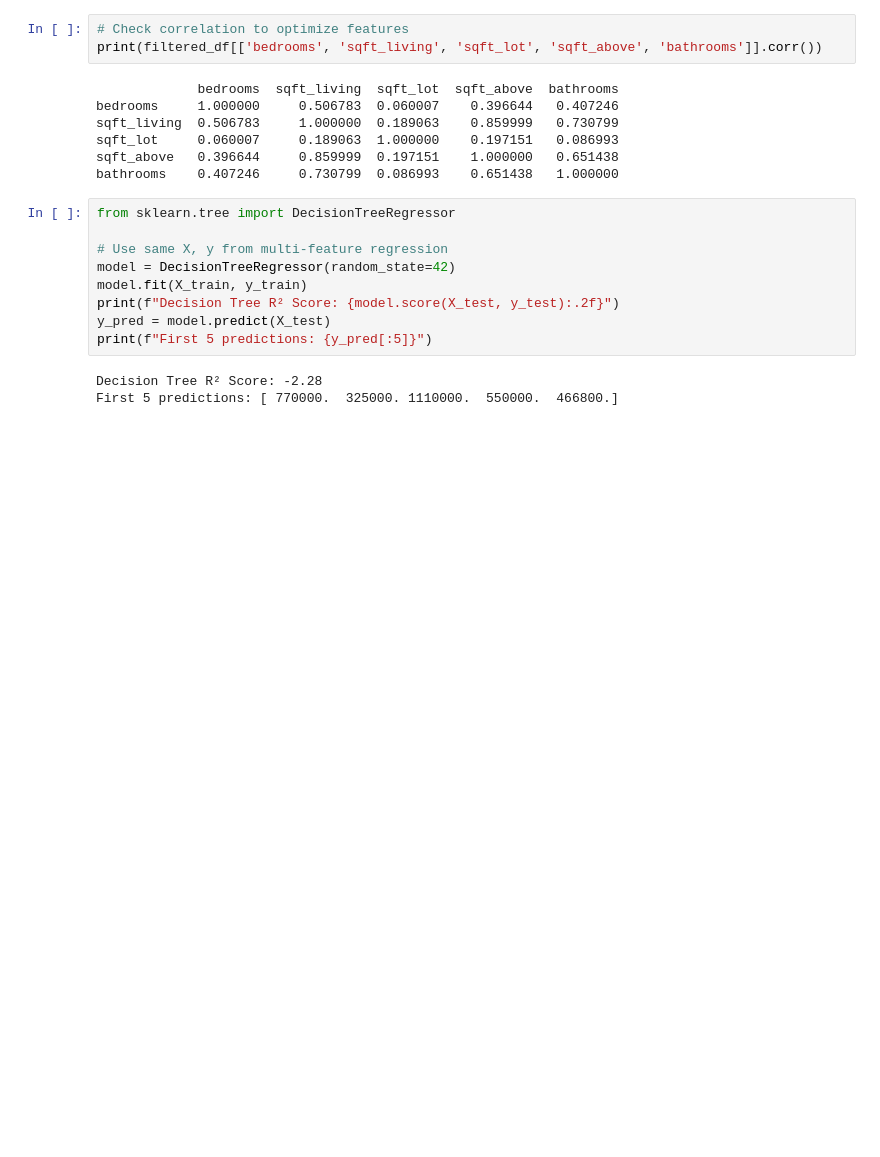
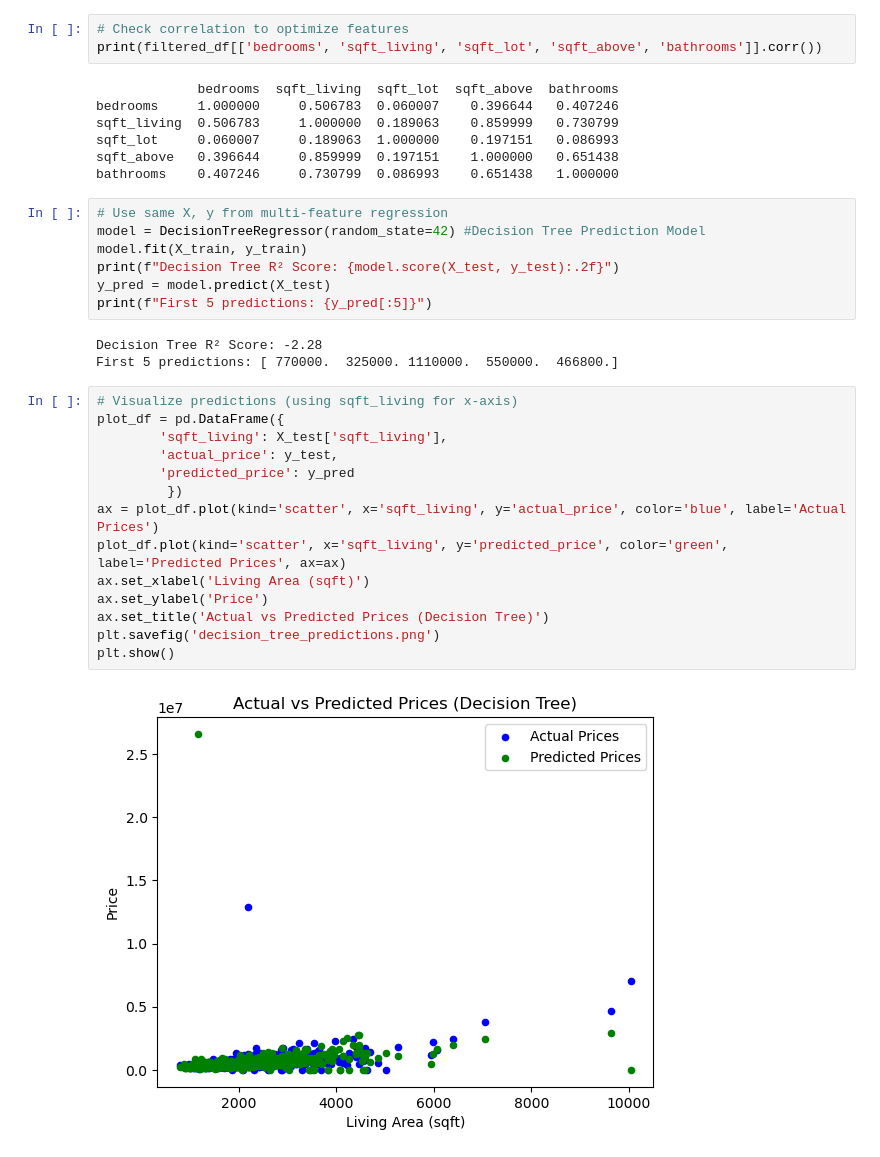
Before and after one commit to afif103/AI-ML-Portfolio, a Jupyter notebook: ML/Week3_ML_Intro.ipynb, the cells around one changed output. Drawn from its saved outputs; the diff is of its cells as text; blank space fills up the shorter version.

```diff
--- a/ML/Week3_ML_Intro.ipynb
+++ b/ML/Week3_ML_Intro.ipynb
@@ -83,10 +64,8 @@ sqft_lot     0.060007     0.189063  1.000000    0.197151   0.086993
 sqft_above   0.396644     0.859999  0.197151    1.000000   0.651438
 bathrooms    0.407246     0.730799  0.086993    0.651438   1.000000
 # %%
-from sklearn.tree import DecisionTreeRegressor
-
 # Use same X, y from multi-feature regression
-model = DecisionTreeRegressor(random_state=42)
+model = DecisionTreeRegressor(random_state=42) #Decision Tree Prediction Model
 model.fit(X_train, y_train)
 print(f"Decision Tree R² Score: {model.score(X_test, y_test):.2f}")
 y_pred = model.predict(X_test)
@@ -94,3 +73,19 @@ print(f"First 5 predictions: {y_pred[:5]}")
 # %% [output]
 Decision Tree R² Score: -2.28
 First 5 predictions: [ 770000.  325000. 1110000.  550000.  466800.]
+# %%
+# Visualize predictions (using sqft_living for x-axis)
+plot_df = pd.DataFrame({
+        'sqft_living': X_test['sqft_living'],
+        'actual_price': y_test,
+        'predicted_price': y_pred
+         })
+ax = plot_df.plot(kind='scatter', x='sqft_living', y='actual_price', color='blue', label='Actual Prices')
+plot_df.plot(kind='scatter', x='sqft_living', y='predicted_price', color='green', label='Predicted Prices', ax=ax)
+ax.set_xlabel('Living Area (sqft)')
+ax.set_ylabel('Price')
+ax.set_title('Actual vs Predicted Prices (Decision Tree)')
+plt.savefig('decision_tree_predictions.png')
+plt.show()
+# %% [output]
+[figure, added]
```
Also changed, not shown: parts of 6 cells of this notebook, 1 other file.
